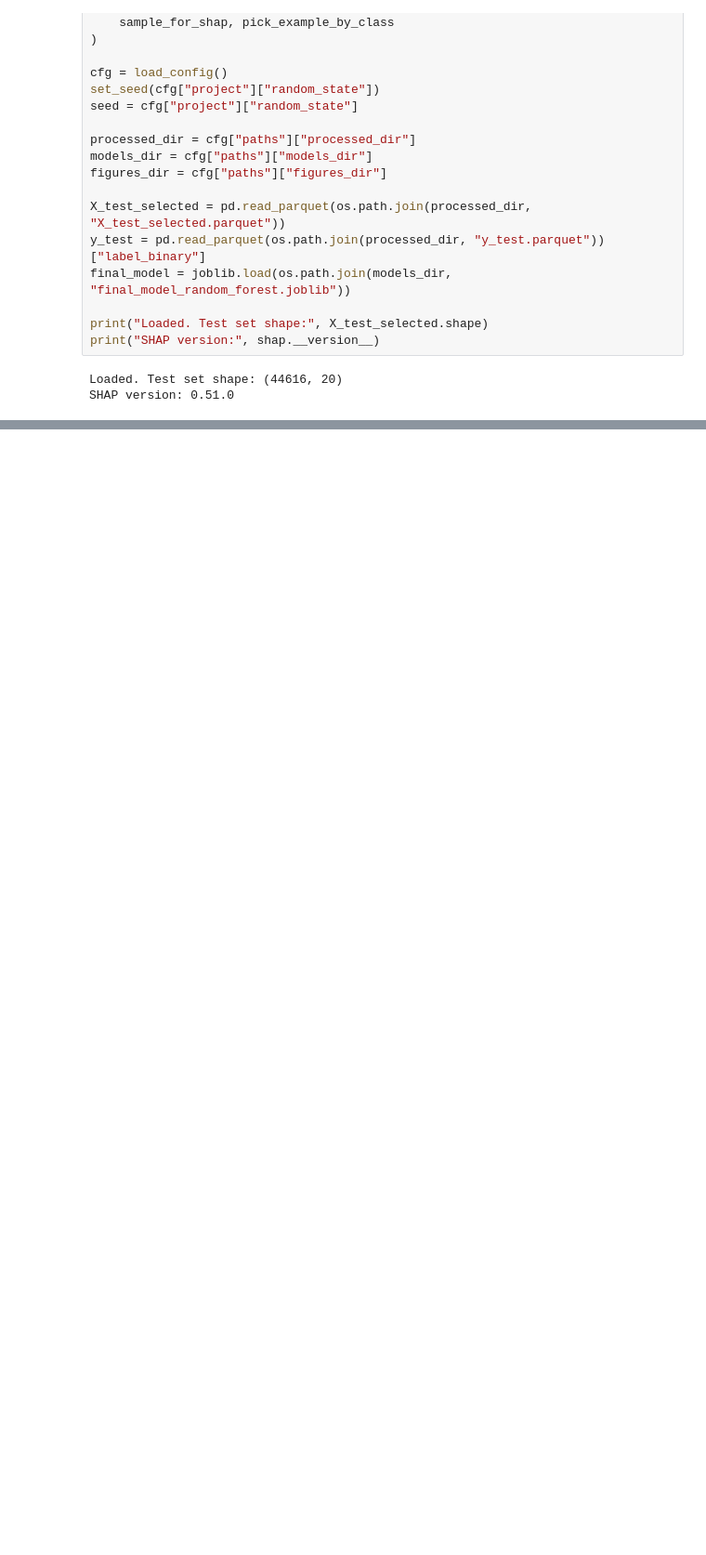
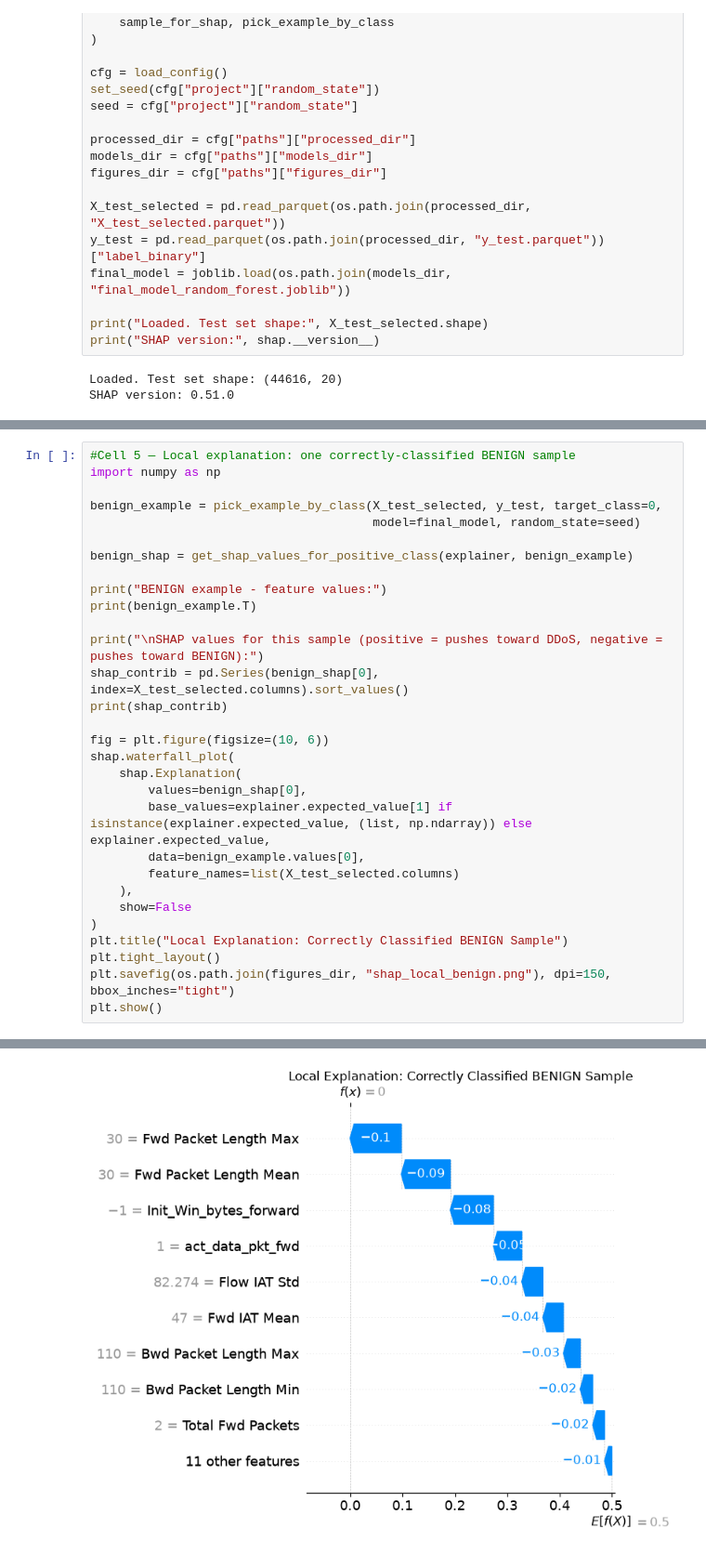
Before and after one commit to archaudhary-011/explainable-cross-dataset-nids, a Jupyter notebook: notebooks/09_explainability.ipynb, the cells around one changed output, grey strips where cells are left out. Shown at 93% size. Cells and saved outputs as stored; diff of their text form; blank space fills up the shorter version.

```diff
--- a/notebooks/09_explainability.ipynb
+++ b/notebooks/09_explainability.ipynb
@@ -34,0 +69,31 @@ SHAP version: 0.51.0
+# %%
+#Cell 5 — Local explanation: one correctly-classified BENIGN sample
+import numpy as np
+
+benign_example = pick_example_by_class(X_test_selected, y_test, target_class=0,
+                                       model=final_model, random_state=seed)
+
+benign_shap = get_shap_values_for_positive_class(explainer, benign_example)
+
+print("BENIGN example - feature values:")
+print(benign_example.T)
+
+print("\nSHAP values for this sample (positive = pushes toward DDoS, negative = pushes toward BENIGN):")
+shap_contrib = pd.Series(benign_shap[0], index=X_test_selected.columns).sort_values()
+print(shap_contrib)
+
+fig = plt.figure(figsize=(10, 6))
+shap.waterfall_plot(
+    shap.Explanation(
+        values=benign_shap[0],
+        base_values=explainer.expected_value[1] if isinstance(explainer.expected_value, (list, np.ndarray)) else explainer.expected_value,
+        data=benign_example.values[0],
+        feature_names=list(X_test_selected.columns)
+    ),
+    show=False
+)
+plt.title("Local Explanation: Correctly Classified BENIGN Sample")
+plt.tight_layout()
+plt.savefig(os.path.join(figures_dir, "shap_local_benign.png"), dpi=150, bbox_inches="tight")
+plt.show()
+# %% [output]
@@ -34,0 +117 @@ SHAP version: 0.51.0
+[figure, added]
```
Also changed, not shown: parts of 5 cells of this notebook, 4 other files.
